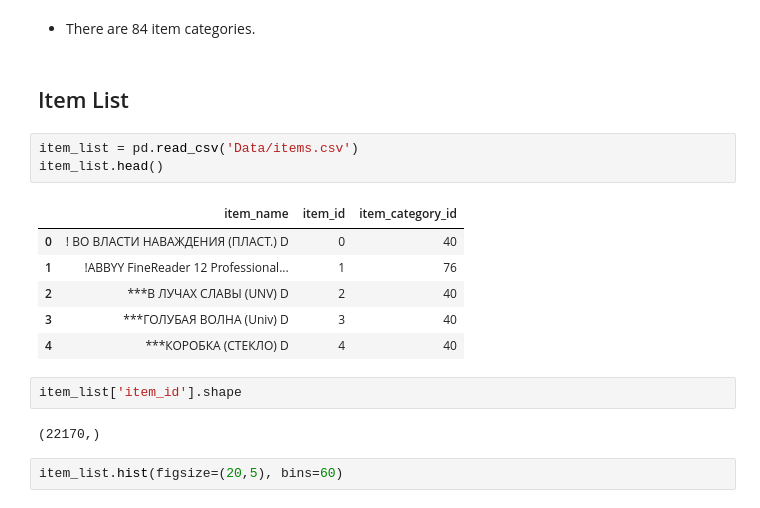
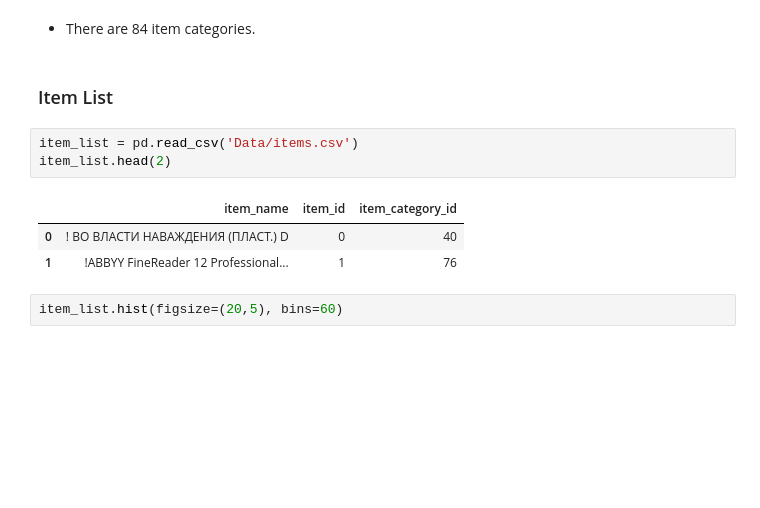
Before and after one commit to ozgekadioglu/Predict_Future_Sales, a Jupyter notebook: PresentableNotebook.ipynb, the cells around one changed output. Cells and saved outputs as stored; diff of their text form; blank space fills up the shorter version.

```diff
--- a/PresentableNotebook.ipynb
+++ b/PresentableNotebook.ipynb
@@ -47,21 +80,14 @@ Name: item_category_name, Length: 84, dtype: int64
 # %% [markdown]
 * There are 84 item categories.
 # %% [markdown]
-<h2> Item List </h2>
+### Item List
 # %%
 item_list = pd.read_csv('Data/items.csv')
-item_list.head()
+item_list.head(2)
 # %% [output]
 |  | item_name | item_id | item_category_id |
 | 0 | ! ВО ВЛАСТИ НАВАЖДЕНИЯ (ПЛАСТ.) D | 0 | 40 |
 | 1 | !ABBYY FineReader 12 Professional... | 1 | 76 |
-| 2 | ***В ЛУЧАХ СЛАВЫ (UNV) D | 2 | 40 |
-| 3 | ***ГОЛУБАЯ ВОЛНА (Univ) D | 3 | 40 |
-| 4 | ***КОРОБКА (СТЕКЛО) D | 4 | 40 |
-# %%
-item_list['item_id'].shape
-# %% [output]
-(22170,)
 # %%
 item_list.hist(figsize=(20,5), bins=60)
 # %% [output]
```
Also changed, not shown: parts of 137 cells of this notebook.
